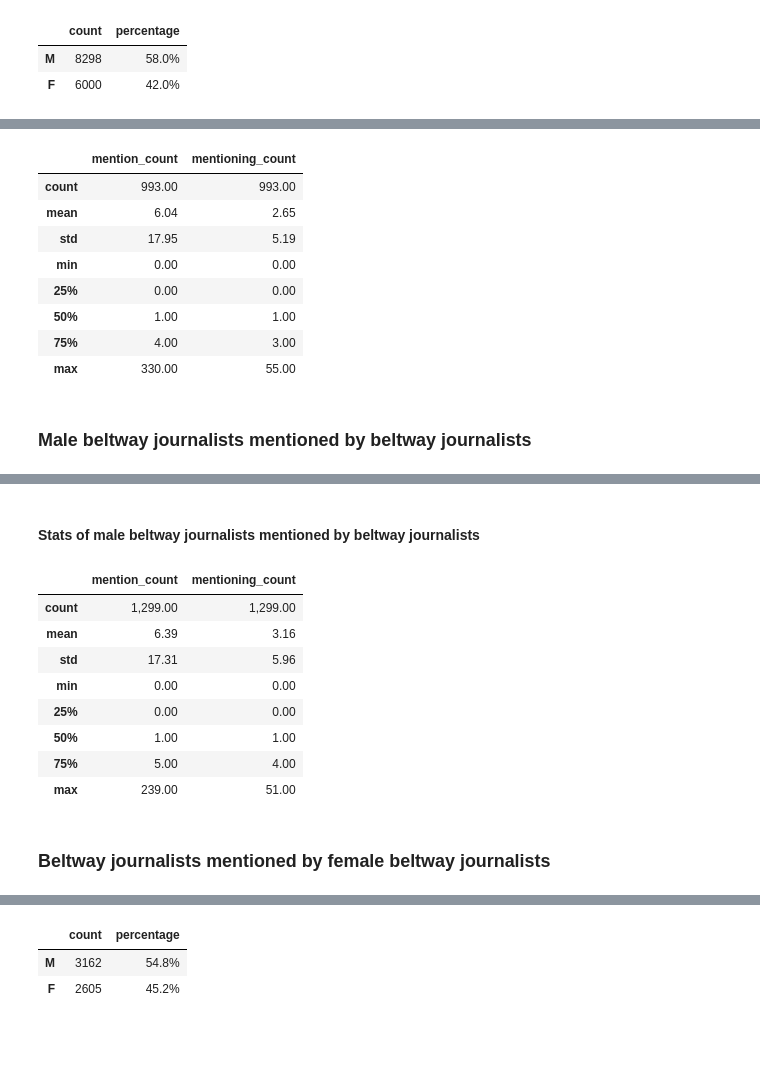
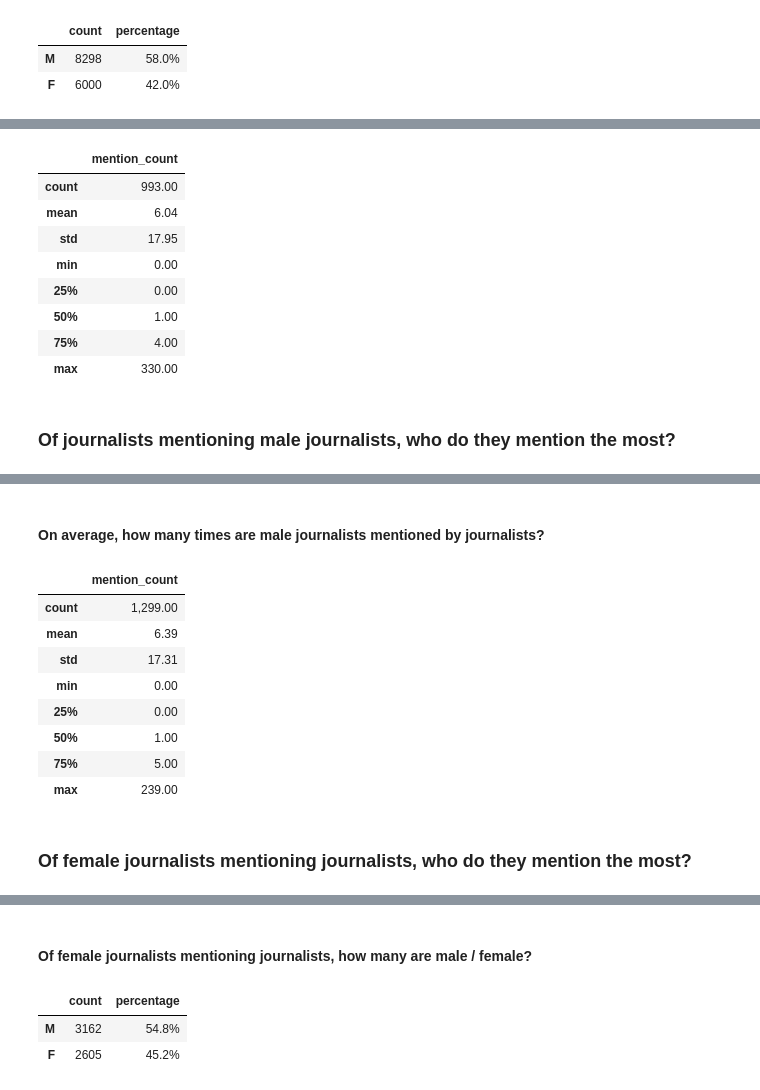
Before and after one commit to justinlittman/beltway_reporters, a Jupyter notebook: jupyter/Gender dynamics.ipynb, the cells around one changed output, grey strips where cells are left out. Cells and saved outputs as stored; diff of their text form; code cells hidden in the pictures; blank space fills up the shorter version.

```diff
--- a/jupyter/Gender dynamics.ipynb
+++ b/jupyter/Gender dynamics.ipynb
@@ -707,17 +701,17 @@ female_journalists_mention_summary_df[journalist_mention_summary_fields].head(25
 # %%
-female_journalists_mention_summary_df[['mention_count', 'mentioning_count']].describe()
+female_journalists_mention_summary_df[['mention_count']].describe()
 # %% [output]
-|  | mention_count | mentioning_count |
-| count | 993.00 | 993.00 |
-| mean | 6.04 | 2.65 |
-| std | 17.95 | 5.19 |
-| min | 0.00 | 0.00 |
-| 25% | 0.00 | 0.00 |
-| 50% | 1.00 | 1.00 |
-| 75% | 4.00 | 3.00 |
-| max | 330.00 | 55.00 |
+|  | mention_count |
+| count | 993.00 |
+| mean | 6.04 |
+| std | 17.95 |
+| min | 0.00 |
+| 25% | 0.00 |
+| 50% | 1.00 |
+| 75% | 4.00 |
+| max | 330.00 |
-# %% [markdown]
-### Male beltway journalists mentioned by beltway journalists
+# %% [markdown]
+### Of journalists mentioning male journalists, who do they mention the most?
 # %%
 male_journalists_mention_summary_df = journalists_mention_summary_df[journalists_mention_summary_df.gender == 'M']
 male_journalists_mention_summary_df.to_csv('output/male_journalists_mentioned_by_journalists.csv')
@@ -742,21 +736,21 @@ male_journalists_mention_summary_df[journalist_mention_summary_fields].head(25)
 | 59676104 | danbalz | Balz, Daniel | Washington Post | M | 90819 | 57.00 | 26.00 |
 | 71294756 | wolfblitzer | Blitzer, Wolf | CNN | M | 1281914 | 56.00 | 30.00 |
 # %% [markdown]
-#### Stats of male beltway journalists mentioned by beltway journalists
+#### On average, how many times are male journalists mentioned by journalists?
 # %%
-male_journalists_mention_summary_df[['mention_count', 'mentioning_count']].describe()
+male_journalists_mention_summary_df[['mention_count']].describe()
 # %% [output]
-|  | mention_count | mentioning_count |
-| count | 1,299.00 | 1,299.00 |
-| mean | 6.39 | 3.16 |
-| std | 17.31 | 5.96 |
-| min | 0.00 | 0.00 |
-| 25% | 0.00 | 0.00 |
-| 50% | 1.00 | 1.00 |
-| 75% | 5.00 | 4.00 |
-| max | 239.00 | 51.00 |
+|  | mention_count |
+| count | 1,299.00 |
+| mean | 6.39 |
+| std | 17.31 |
+| min | 0.00 |
+| 25% | 0.00 |
+| 50% | 1.00 |
+| 75% | 5.00 |
+| max | 239.00 |
-# %% [markdown]
-### Beltway journalists mentioned by female beltway journalists
+# %% [markdown]
+### Of female journalists mentioning journalists, who do they mention the most?
 # %%
 journalists_mentioned_by_female_summary_df = journalist_mention_summary(journalists_mention_df[journalists_mention_df.gender == 'F'])
 journalists_mentioned_by_female_summary_df.to_csv('output/journalists_mentioned_by_female_journalists.csv')
@@ -780,6 +774,8 @@ journalists_mentioned_by_female_summary_df[journalist_mention_summary_fields].he
 | 15931637 | jonkarl | Karl, Jonathan | ABC News | M | 183467 | 33.00 | 18.00 |
 | 342226913 | GregStohr | Stohr, Greg | Bloomberg News | M | 7245 | 32.00 | 2.00 |
 | 297532865 | kwelkernbc | Welker, Kristen | NBC News | F | 99234 | 31.00 | 9.00 |
+# %% [markdown]
+#### Of female journalists mentioning journalists, how many are male / female?
 # %%
 journalist_mention_gender_summary(journalists_mention_df[journalists_mention_df.gender == 'F'])
 # %% [output]
```
Also changed, not shown: parts of 95 cells of this notebook, 4 other files.
